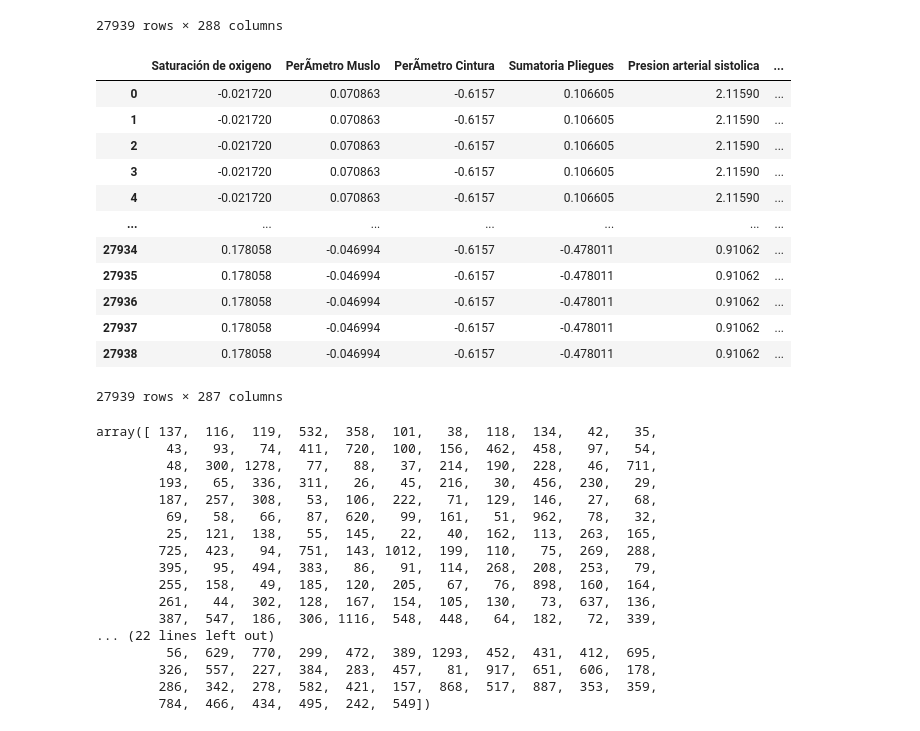
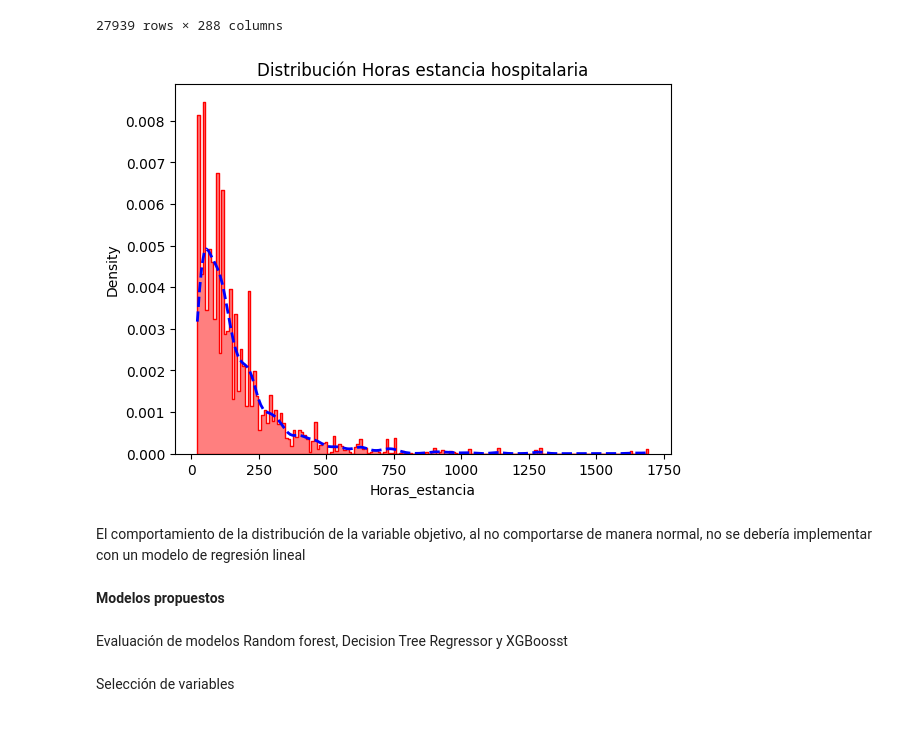
Before and after one commit to EstebanCaroP/Proyecto_Salud, a Jupyter notebook: D_Modelos.ipynb, the cells around one changed output. Drawn from its saved outputs; the diff is of its cells as text; code cells hidden in the pictures.

Commit message:
Selección de variables y desempeño de modelos

```diff
--- a/D_Modelos.ipynb
+++ b/D_Modelos.ipynb
@@ -55,48 +67,32 @@ df_final
 27939 rows × 288 columns
 # %%
 # Separamos nuestra variable objetivo de las demás
-y = df_final.Horas_estancia
+y0 = df_final.Horas_estancia
 X1 = df_final.loc[:,~df_final.columns.isin(['Horas_estancia'])]
 
-# Escalamos los datos
+# Escalamos variable dependiente
+scaler = StandardScaler()
+y = pd.DataFrame(y0)
+scaler.fit(y)
+y = scaler.transform(y)
 
+# Escalamos variables independientes
 scaler = StandardScaler()
 scaler.fit(X1)
-
 X2 = scaler.transform(X1)
 X = pd.DataFrame(X2, columns = X1.columns)
-X
-# %% [output]
-|  | Saturación de oxigeno | PerÃ­metro Muslo | PerÃ­metro Cintura | Sumatoria Pliegues | Presion arterial sistolica | ... |
-| 0 | -0.021720 | 0.070863 | -0.6157 | 0.106605 | 2.11590 | ... |
-| 1 | -0.021720 | 0.070863 | -0.6157 | 0.106605 | 2.11590 | ... |
-| 2 | -0.021720 | 0.070863 | -0.6157 | 0.106605 | 2.11590 | ... |
-| 3 | -0.021720 | 0.070863 | -0.6157 | 0.106605 | 2.11590 | ... |
-| 4 | -0.021720 | 0.070863 | -0.6157 | 0.106605 | 2.11590 | ... |
-| ... | ... | ... | ... | ... | ... | ... |
-| 27934 | 0.178058 | -0.046994 | -0.6157 | -0.478011 | 0.91062 | ... |
-| 27935 | 0.178058 | -0.046994 | -0.6157 | -0.478011 | 0.91062 | ... |
-| 27936 | 0.178058 | -0.046994 | -0.6157 | -0.478011 | 0.91062 | ... |
-| 27937 | 0.178058 | -0.046994 | -0.6157 | -0.478011 | 0.91062 | ... |
-| 27938 | 0.178058 | -0.046994 | -0.6157 | -0.478011 | 0.91062 | ... |
-27939 rows × 287 columns
-# %%
-y.unique()
-# %% [output]
-array([ 137,  116,  119,  532,  358,  101,   38,  118,  134,   42,   35,
-         43,   93,   74,  411,  720,  100,  156,  462,  458,   97,   54,
-         48,  300, 1278,   77,   88,   37,  214,  190,  228,   46,  711,
-        193,   65,  336,  311,   26,   45,  216,   30,  456,  230,   29,
-        187,  257,  308,   53,  106,  222,   71,  129,  146,   27,   68,
-         69,   58,   66,   87,  620,   99,  161,   51,  962,   78,   32,
-         25,  121,  138,   55,  145,   22,   40,  162,  113,  263,  165,
-        725,  423,   94,  751,  143, 1012,  199,  110,   75,  269,  288,
-        395,   95,  494,  383,   86,   91,  114,  268,  208,  253,   79,
-        255,  158,   49,  185,  120,  205,   67,   76,  898,  160,  164,
-        261,   44,  302,  128,  167,  154,  105,  130,   73,  637,  136,
-        387,  547,  186,  306, 1116,  548,  448,   64,  182,   72,  339,
-... (22 lines left out)
-         56,  629,  770,  299,  472,  389, 1293,  452,  431,  412,  695,
-        326,  557,  227,  384,  283,  457,   81,  917,  651,  606,  178,
-        286,  342,  278,  582,  421,  157,  868,  517,  887,  353,  359,
-        784,  466,  434,  495,  242,  549])
+# %%
+# Distribución de la variable objetivo
+sns.histplot(x = y0, element = "step",  stat = "density", color = "red",
+             alpha = 0.5, kde = True,
+             line_kws = {'linestyle':'dashed', 'linewidth':'2'}).lines[0].set_color('blue')
+plt.title('Distribución Horas estancia hospitalaria')
+plt.show()
+# %% [output]
+[figure, added]
+# %% [markdown]
+El comportamiento de la distribución de la variable objetivo, al no comportarse de manera normal, no se debería implementar con un modelo de regresión lineal
+# %% [markdown]
+**Modelos propuestos**
+# %% [markdown]
+Evaluación de modelos Random forest, Decision Tree Regressor y XGBoosst
@@ -102,0 +106,2 @@ array([ 137,  116,  119,  532,  358,  101,   38,  118,  134,   42,   35,
+# %% [markdown]
+Selección de variables
```
Also changed, not shown: parts of 12 cells of this notebook, 1 other file.
